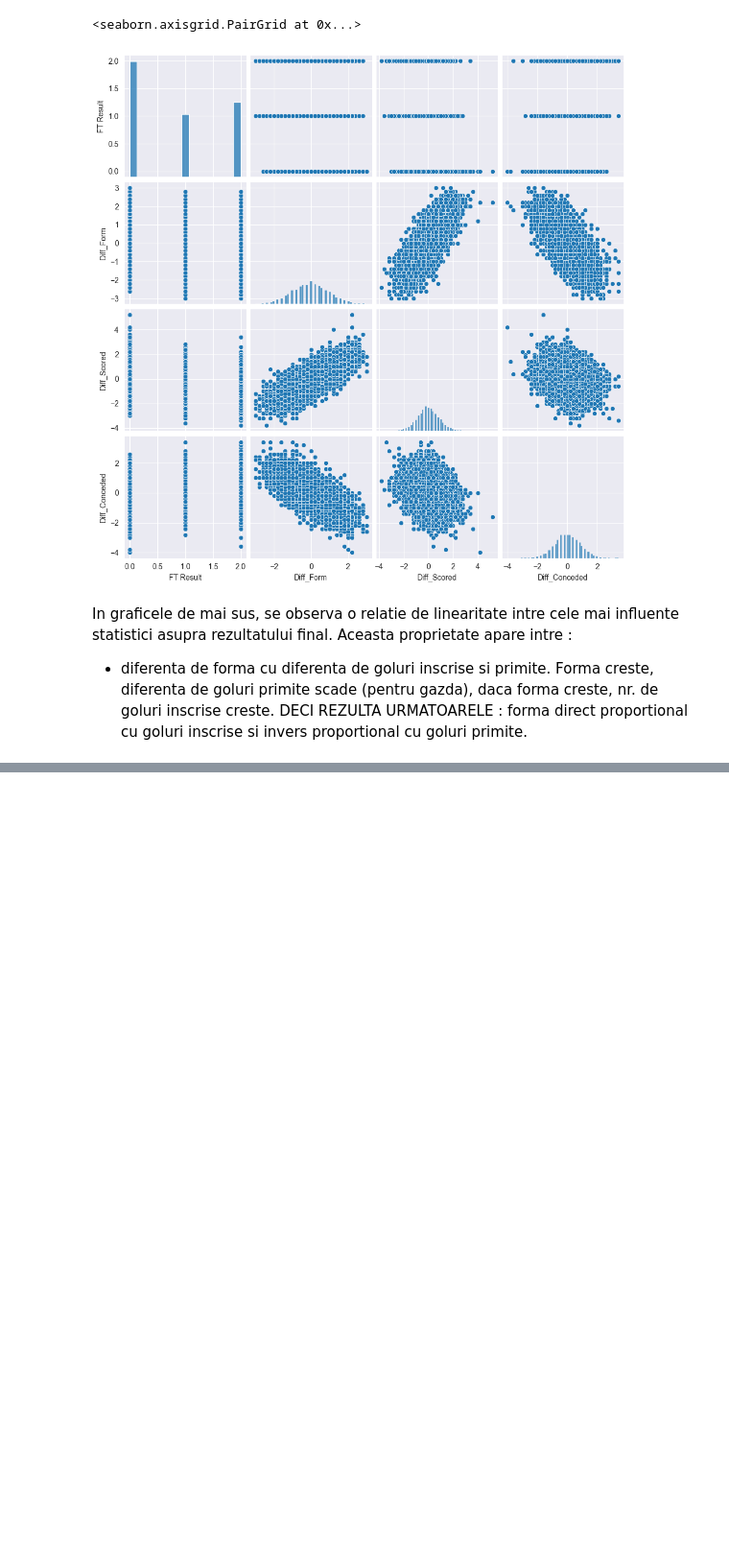
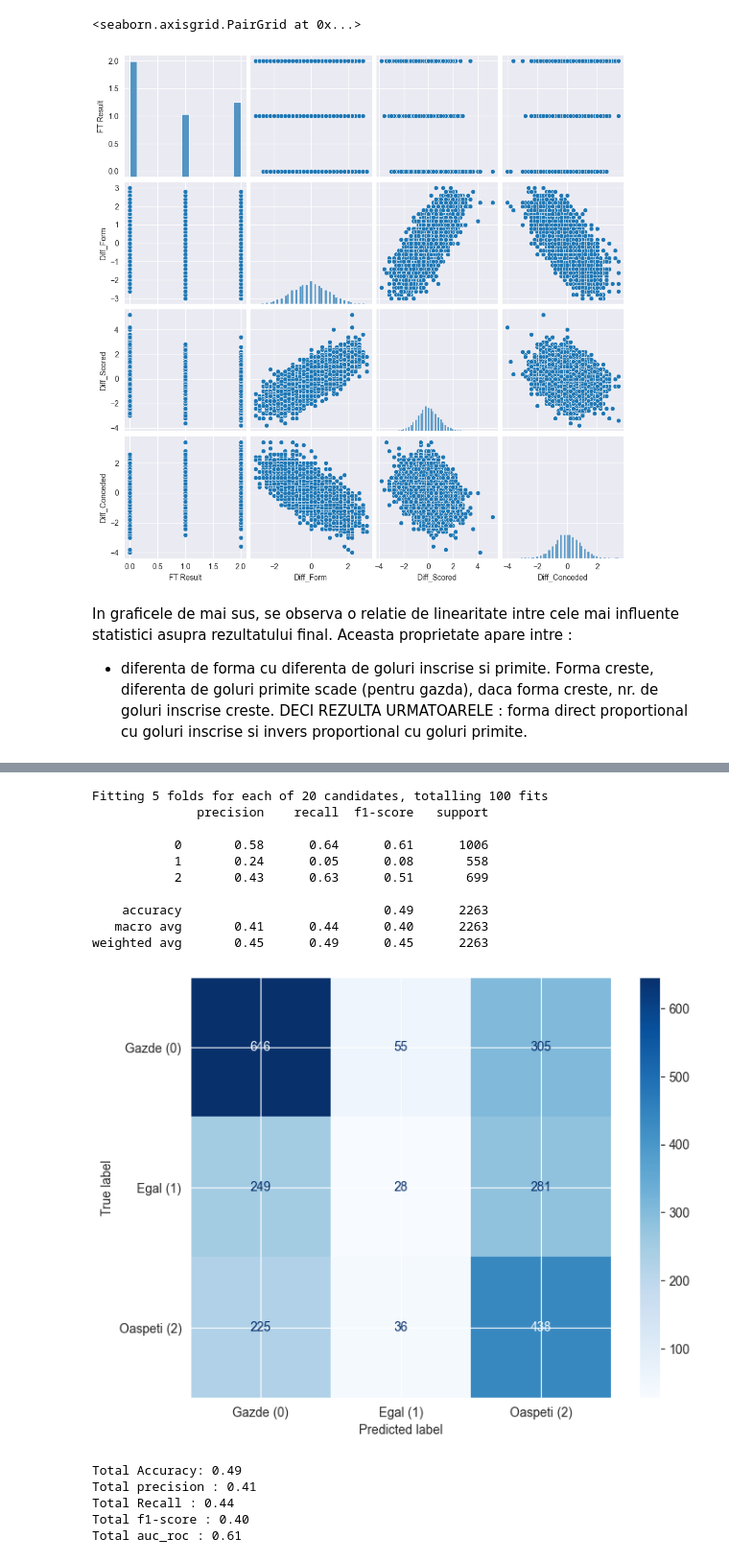
Before and after one commit to Technical-University-of-Cluj-Napoca/proiect-ml-RazvanBarna, a Jupyter notebook: Notebooks/Classification.ipynb, the cells around one changed output, grey strips where cells are left out. Shown at 96% size. Cells and saved outputs as stored; diff of their text form; code cells hidden in the pictures; blank space fills up the shorter version.

```diff
--- a/Notebooks/Classification.ipynb
+++ b/Notebooks/Classification.ipynb
@@ -441,0 +540,59 @@ DECI REZULTA URMATOARELE : forma direct proportional cu goluri inscrise si inver
+# %%
+
+logistic_grid ={
+        'C': np.logspace(-5, 2, 20),
+        'solver': ['saga'],
+        'class_weight': ['balanced'],
+        'max_iter': [2000]
+    }
+# %%
+from sklearn.linear_model import LogisticRegression
+
+log_reg_ml = LogisticRegression()
+
+grid_search_log = GridSearchCV(
+    estimator=log_reg_ml,
+    param_grid=logistic_grid,
+    n_jobs=-1,
+    verbose=1,
+    cv=5
+)
+
+grid_search_log.fit(X_train_scaled,y_train)
+y_pred_logistic = grid_search_log.predict(X_test_scaled)
+print(classification_report(y_true=y_test, y_pred = y_pred_logistic))
+acc_logistic = accuracy_score(y_test,y_pred_logistic)
+prec_logistic = precision_score(y_test,y_pred_logistic, average='macro')
+f1_logistic = f1_score(y_test,y_pred_logistic, average='macro')
+rec_logistic = recall_score(y_test, y_pred_logistic, average='macro')
+y_probs_logistic = grid_search_log.predict_proba(X_test_scaled)
+auc_roc_logistic = roc_auc_score(y_test,y_probs_logistic, multi_class='ovr', average='macro')
+
+cm_logistic = confusion_matrix(y_test, y_pred_logistic)
+disp = ConfusionMatrixDisplay(confusion_matrix=cm_logistic, display_labels=['Gazde (0)', 'Egal (1)', 'Oaspeti (2)'])
+fig, ax = plt.subplots(figsize=(8, 6))
+disp.plot(cmap='Blues', ax=ax)
+plt.show()
+
+print(f"Total Accuracy: {acc_logistic:.2f}")
+print(f"Total precision : {prec_logistic:.2f}")
+print(f"Total Recall : {rec_logistic:.2f}")
+print(f"Total f1-score : {f1_logistic:.2f}")
+print(f"Total auc_roc : {auc_roc_logistic:.2f}")
+# %% [output]
+Fitting 5 folds for each of 20 candidates, totalling 100 fits
+              precision    recall  f1-score   support
+
+           0       0.58      0.64      0.61      1006
+           1       0.24      0.05      0.08       558
+           2       0.43      0.63      0.51       699
+
+    accuracy                           0.49      2263
+   macro avg       0.41      0.44      0.40      2263
+weighted avg       0.45      0.49      0.45      2263
+[figure, added]
+Total Accuracy: 0.49
+Total precision : 0.41
+Total Recall : 0.44
+Total f1-score : 0.40
+Total auc_roc : 0.61
```
Also changed, not shown: parts of 8 cells of this notebook.
